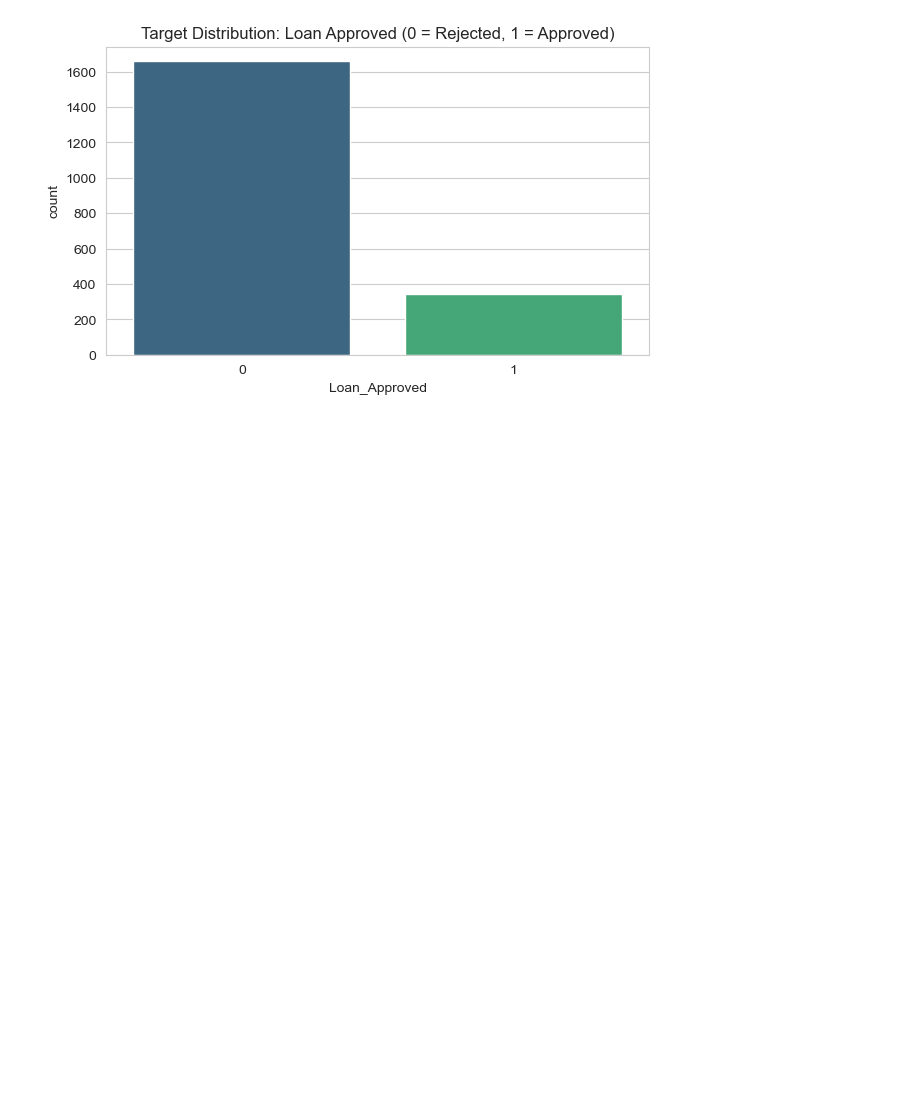
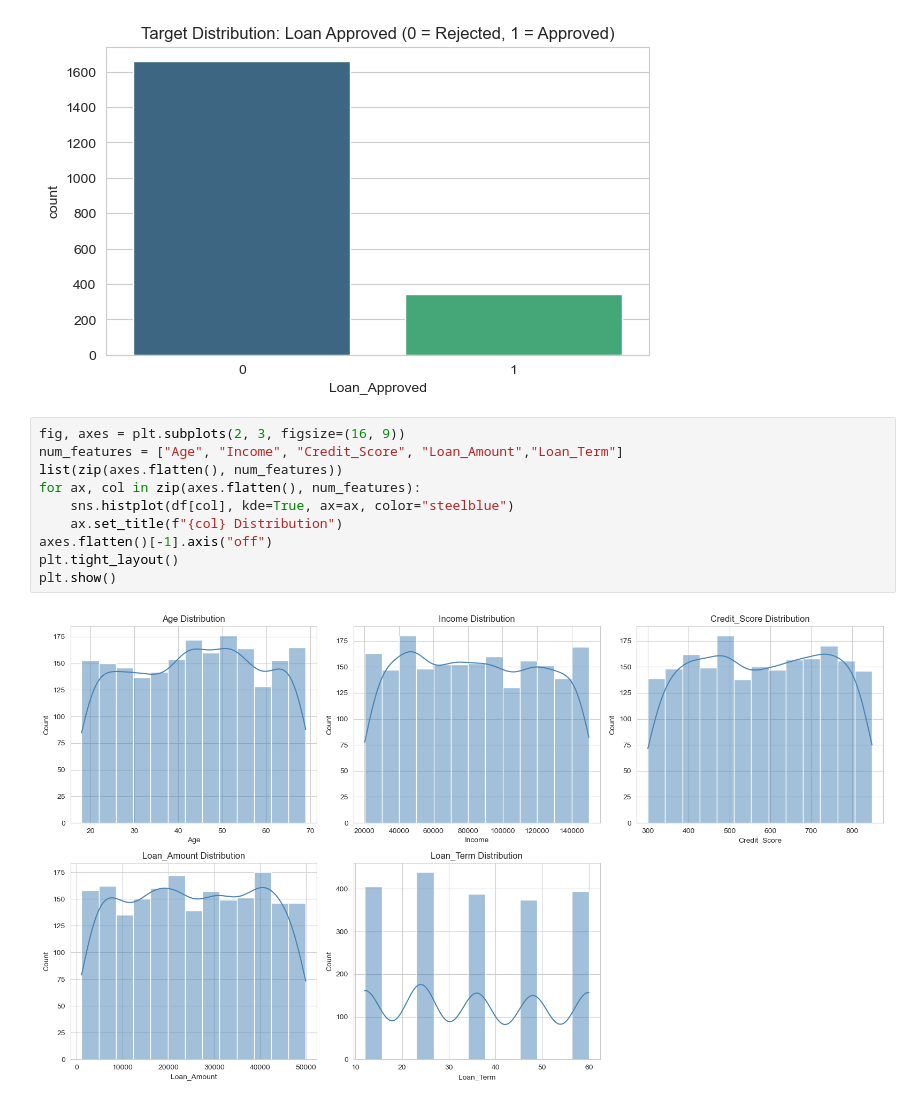
Before and after one commit to Niraj7272/DataScience, a Jupyter notebook: Practice/Machine_Learning/Loan Prediction/model.ipynb, the cells around one changed output. Drawn from its saved outputs; the diff is of its cells as text; blank space fills up the shorter version.

```diff
--- a/Practice/Machine_Learning/Loan Prediction/model.ipynb
+++ b/Practice/Machine_Learning/Loan Prediction/model.ipynb
@@ -154,3 +154,15 @@ plt.title("Target Distribution: Loan Approved (0 = Rejected, 1 = Approved)")
 plt.show()
 # %% [output]
 [figure]
+# %%
+fig, axes = plt.subplots(2, 3, figsize=(16, 9))
+num_features = ["Age", "Income", "Credit_Score", "Loan_Amount","Loan_Term"]
+list(zip(axes.flatten(), num_features))
+for ax, col in zip(axes.flatten(), num_features):
+    sns.histplot(df[col], kde=True, ax=ax, color="steelblue")
+    ax.set_title(f"{col} Distribution")
+axes.flatten()[-1].axis("off")
+plt.tight_layout()
+plt.show()
+# %% [output]
+[figure, added]
```
Also changed, not shown: parts of 1 cell of this notebook.
